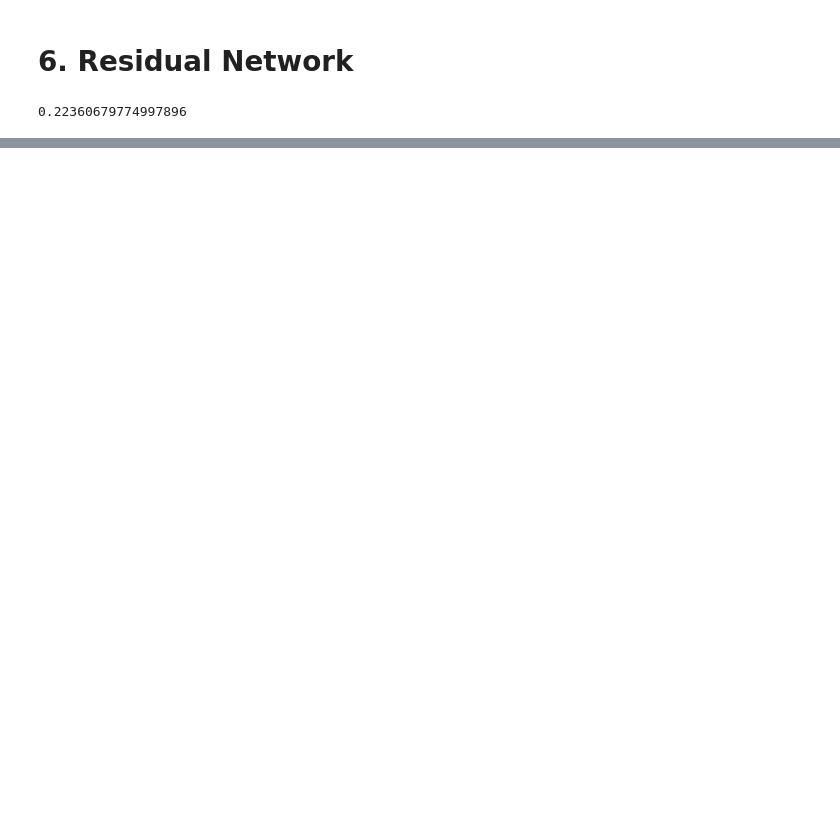
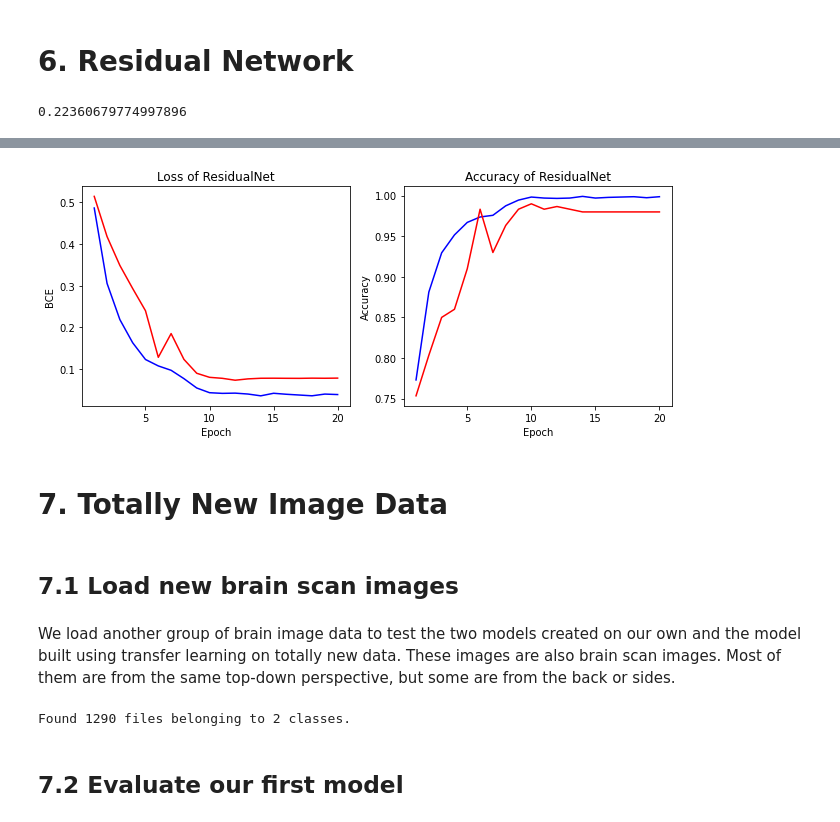
Before and after one commit to AndiRen/Brain-Tumor-Detection, a Jupyter notebook: pre_trained_bt_recognition.ipynb, the cells around one changed output, grey strips where cells are left out. Saved outputs shown, nothing was run; the diff lists cells and outputs as text; code cells hidden in the pictures; blank space fills up the shorter version.

```diff
--- a/pre_trained_bt_recognition.ipynb
+++ b/pre_trained_bt_recognition.ipynb
@@ -970,17 +896,0 @@ Epoch 23: early stopping
-# %%
-def plot_performance(history):
-    fig, axes = plt.subplots(1, 2, figsize=(9, 4))
-    epochs = len(history['loss'])
-    axes[0].plot(range(1, epochs+1), history['loss'], '-b', label='Training Loss')
-    axes[0].plot(range(1, epochs+1), history['val_loss'], '-r', label='Validation Loss')
-    axes[0].set_xlabel('Epoch')
-    axes[0].set_ylabel('BCE')
-    axes[0].set_title('Loss of ResNet')
-
-    axes[1].plot(range(1, epochs+1), history['accuracy'], '-b', label='Training accuracy'),
-    axes[1].plot(range(1, epochs+1), history['val_accuracy'], '-r', label='Validation accuracy')
-    axes[1].set_xlabel('Epoch')
-    axes[1].set_ylabel('Accuracy')
-    axes[1].set_title('Accuracy of ResNet')
-    plt.tight_layout()
-    plt.show()
@@ -1055,0 +933,35 @@ Pixel values of a positive image
+# %%
+plot_performance(resnet_history.history, 'ResidualNet')
+# %% [output]
+[figure, added]
+# %% [markdown]
+# 7. Totally New Image Data
+# %% [markdown]
+## 7.1 Load new brain scan images
+# %% [markdown]
+We load another group of brain image data to test the two models created on our own and the model built using transfer learning on totally new data. These images are also brain scan images. Most of them are from the same top-down perspective, but some are from the back or sides.
+# %%
+batch_size = 30
+img_size = [256, 256]
+
+base_dir = 'data/archive/sets/special'
+
+
+# Create the test set
+#test_dir = join(base_dir, 'test')
+test_ds = keras.utils.image_dataset_from_directory(base_dir,
+                                                 label_mode='binary', class_names = ['yes', 'no'],
+                                                 color_mode='grayscale',
+                                                 batch_size=batch_size,
+                                                 image_size=img_size,
+                                                 shuffle=True,
+                                                 seed=random_state,
+                                                 validation_split=None,
+                                                 interpolation='bilinear')
+
+buffer_size=2
+totally_new_test = test_ds.prefetch(buffer_size)
+# %% [output]
+Found 1290 files belonging to 2 classes.
+# %% [markdown]
+## 7.2 Evaluate our first model
```
Also changed, not shown: parts of 89 cells of this notebook.
